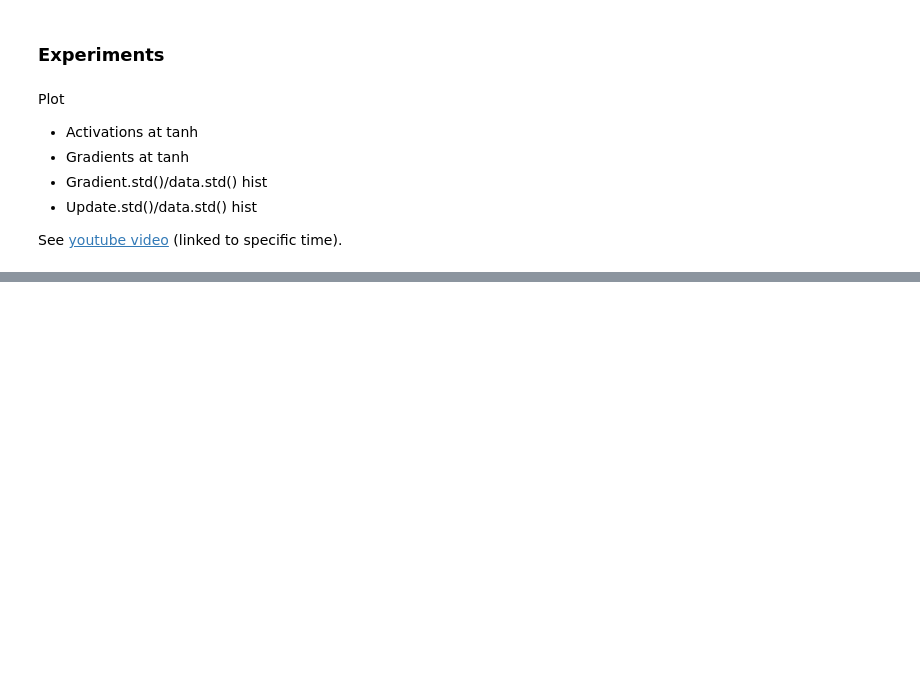
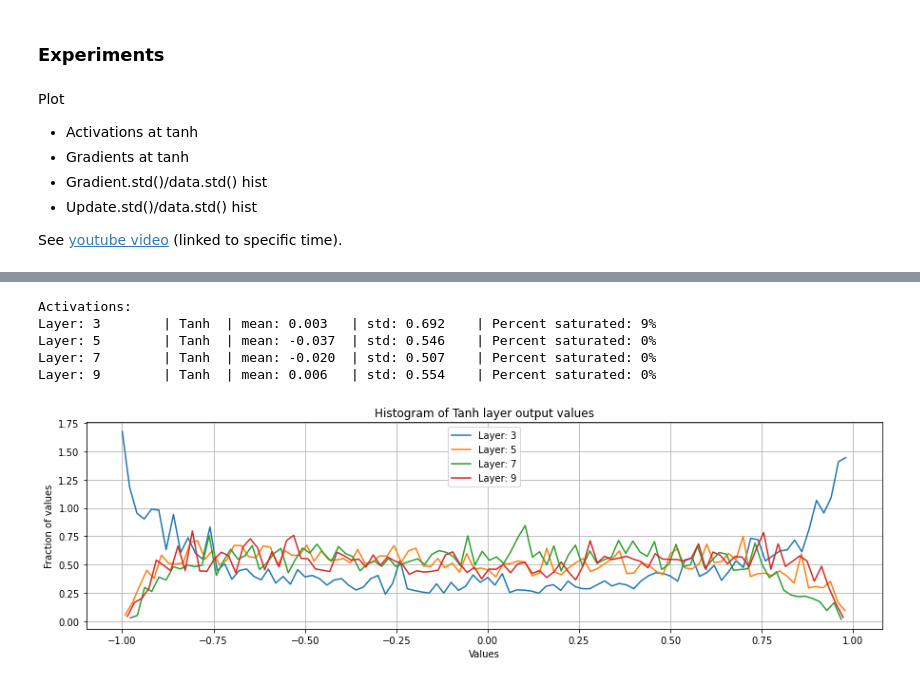
Before and after one commit to vispz/andrej_lectures, a Jupyter notebook: lecture-4-makemore-activation-grads.ipynb, the cells around one changed output, grey strips where cells are left out. Saved outputs shown, nothing was run; the diff lists cells and outputs as text; code cells hidden in the pictures; blank space fills up the shorter version.

```diff
--- a/lecture-4-makemore-activation-grads.ipynb
+++ b/lecture-4-makemore-activation-grads.ipynb
@@ -1129,0 +1159,12 @@ hist_actvn_grads(mdl);
+# %%
+hist_actvns(mdl)
+plt.savefig(
+    "/Users/vispers/work/github/psvishnu91.github.io/assets/Images/posts/ml_notes/backprop/activation_hist.png"
+)
+# %% [output]
+Activations:
+Layer: 3        | Tanh  | mean: 0.003   | std: 0.692    | Percent saturated: 9%
+Layer: 5        | Tanh  | mean: -0.037  | std: 0.546    | Percent saturated: 0%
+Layer: 7        | Tanh  | mean: -0.020  | std: 0.507    | Percent saturated: 0%
+Layer: 9        | Tanh  | mean: 0.006   | std: 0.554    | Percent saturated: 0%
+[figure, added]
```
Also changed, not shown: parts of 32 cells of this notebook, 4 other files.
